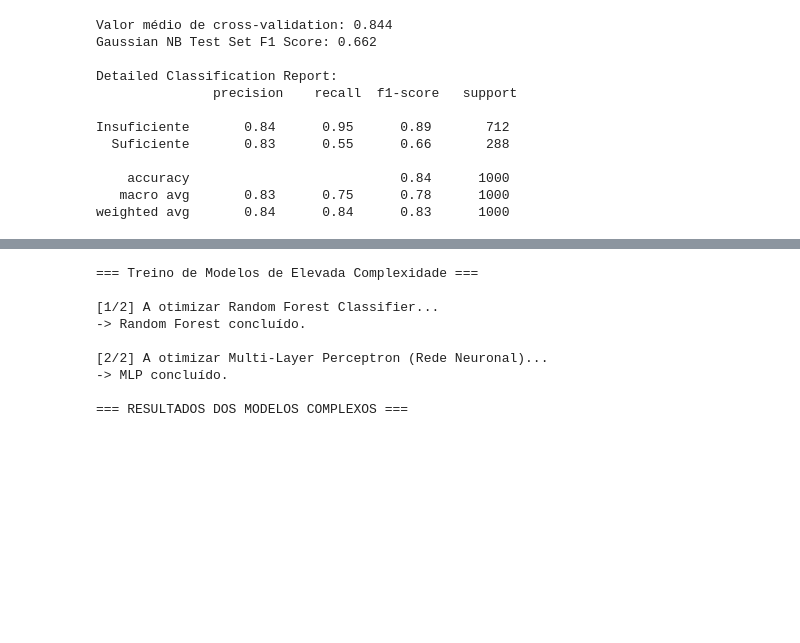
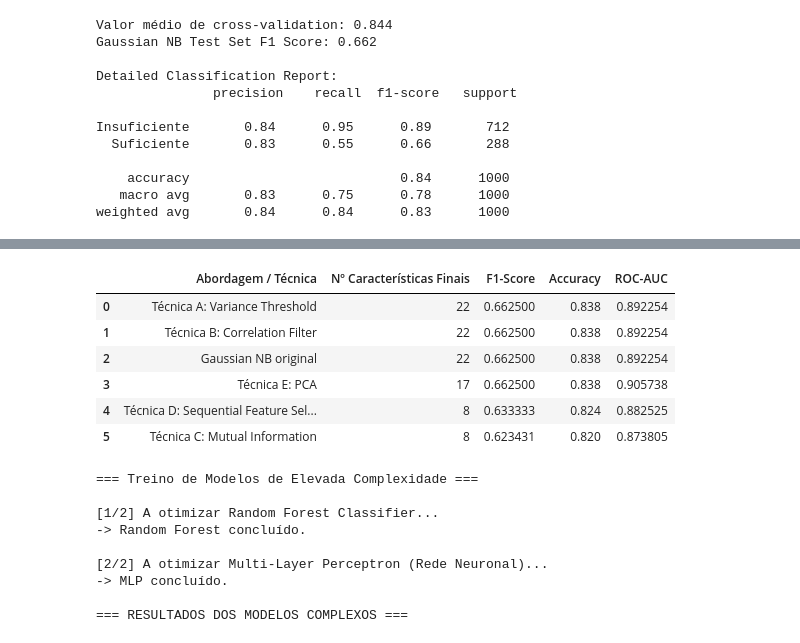
Before and after one commit to OJsan-ForReal/FAA-G22, a Jupyter notebook: projeto_G22_Classificacao.ipynb, the cells around one changed output, grey strips where cells are left out. Cells and saved outputs as stored; diff of their text form; code cells hidden in the pictures; blank space fills up the shorter version.

```diff
--- a/projeto_G22_Classificacao.ipynb
+++ b/projeto_G22_Classificacao.ipynb
@@ -907,3 +954,93 @@ Insuficiente       0.84      0.95      0.89       712
     accuracy                           0.84      1000
    macro avg       0.83      0.75      0.78      1000
 weighted avg       0.84      0.84      0.83      1000
+# %%
+from sklearn.naive_bayes import GaussianNB
+
+# 存储 GNB 结果
+resultados_gnb = []
+
+# 1. 技术 A
+gnb = GaussianNB()
+gnb.fit(X_learning_var_scaled, y_learning)
+y_pred = gnb.predict(X_test_var_scaled)
+y_prob = gnb.predict_proba(X_test_var_scaled)[:, 1]
+resultados_gnb.append({
+    "Abordagem / Técnica": "Técnica A: Variance Threshold",
+    "Nº Características Finais": X_learning_var_scaled.shape[1],
+    "F1-Score": f1_score(y_test, y_pred),
+    "Accuracy": accuracy_score(y_test, y_pred),
+    "ROC-AUC": roc_auc_score(y_test, y_prob)
+})
+
+# 2. 技术 B
+gnb = GaussianNB()
+gnb.fit(X_learning_corr_scaled, y_learning)
+y_pred = gnb.predict(X_test_corr_scaled)
+y_prob = gnb.predict_proba(X_test_corr_scaled)[:, 1]
+resultados_gnb.append({
+    "Abordagem / Técnica": "Técnica B: Correlation Filter",
+    "Nº Características Finais": X_learning_corr_scaled.shape[1],
+    "F1-Score": f1_score(y_test, y_pred),
+    "Accuracy": accuracy_score(y_test, y_pred),
+    "ROC-AUC": roc_auc_score(y_test, y_prob)
+})
+
+# 3. 技术 C
+gnb = GaussianNB()
+gnb.fit(X_learning_mi_scaled, y_learning)
+y_pred = gnb.predict(X_test_mi_scaled)
+y_prob = gnb.predict_proba(X_test_mi_scaled)[:, 1]
+resultados_gnb.append({
+    "Abordagem / Técnica": "Técnica C: Mutual Information",
+    "Nº Características Finais": X_learning_mi_scaled.shape[1],
+    "F1-Score": f1_score(y_test, y_pred),
+    "Accuracy": accuracy_score(y_test, y_pred),
+    "ROC-AUC": roc_auc_score(y_test, y_prob)
+})
+
+# 4. 技术 D
+gnb = GaussianNB()
+gnb.fit(X_learning_sfs_scaled, y_learning)
+y_pred = gnb.predict(X_test_sfs_scaled)
+y_prob = gnb.predict_proba(X_test_sfs_scaled)[:, 1]
+resultados_gnb.append({
+    "Abordagem / Técnica": "Técnica D: Sequential Feature Selection",
+    "Nº Características Finais": X_learning_sfs_scaled.shape[1],
+    "F1-Score": f1_score(y_test, y_pred),
+    "Accuracy": accuracy_score(y_test, y_pred),
+    "ROC-AUC": roc_auc_score(y_test, y_prob)
+})
+
+# 5. 技术 E (PCA)
+gnb = GaussianNB()
+gnb.fit(X_learning_pca_scaled, y_learning)   # 注意你 KNN 代码里 PCA 后变量名可能是 X_learning_pca_scaled
+y_pred = gnb.predict(X_test_pca_scaled)
+y_prob = gnb.predict_proba(X_test_pca_scaled)[:, 1]
+resultados_gnb.append({
+    "Abordagem / Técnica": "Técnica E: PCA",
+    "Nº Características Finais": X_learning_pca_scaled.shape[1],
+    "F1-Score": f1_score(y_test, y_pred),
+    "Accuracy": accuracy_score(y_test, y_pred),
+    "ROC-AUC": roc_auc_score(y_test, y_prob)
+})
+
+# 6. 原始 GNB (无筛选)
+gnb = GaussianNB()
+gnb.fit(X_learning_scaled, y_learning)   # 你 KNN 原始 baseline 用的 scaled 数据
+y_pred = gnb.predict(X_test_scaled)
+y_prob = gnb.predict_proba(X_test_scaled)[:, 1]
+resultados_gnb.append({
+    "Abordagem / Técnica": "Gaussian NB original",
+    "Nº Características Finais": X_learning_scaled.shape[1],
+    "F1-Score": f1_score(y_test, y_pred),
+    "Accuracy": accuracy_score(y_test, y_pred),
+    "ROC-AUC": roc_auc_score(y_test, y_prob)
+})
+
+# 打印最终表格
+print("\n=== COMPARAÇÃO FINAL DAS TÉCNICAS DO GAUSSIAN NAIVE BAYES ===")
+# 按照 F1-Score 降序排列
+df_gnb = pd.DataFrame(resultados_gnb).sort_values(by="F1-Score", ascending=False).reset_index(drop=True)
+display(df_gnb)
+# %% [output]
@@ -910,3 +1048,10 @@ weighted avg       0.84      0.84      0.83      1000
+|  | Abordagem / Técnica | Nº Características Finais | F1-Score | Accuracy | ROC-AUC |
+| 0 | Técnica A: Variance Threshold | 22 | 0.662500 | 0.838 | 0.892254 |
+| 1 | Técnica B: Correlation Filter | 22 | 0.662500 | 0.838 | 0.892254 |
+| 2 | Gaussian NB original | 22 | 0.662500 | 0.838 | 0.892254 |
+| 3 | Técnica E: PCA | 17 | 0.662500 | 0.838 | 0.905738 |
+| 4 | Técnica D: Sequential Feature Sel... | 8 | 0.633333 | 0.824 | 0.882525 |
+| 5 | Técnica C: Mutual Information | 8 | 0.623431 | 0.820 | 0.873805 |
 # %%
 import pandas as pd
 from sklearn.ensemble import RandomForestClassifier
```
Also changed, not shown: parts of 25 cells of this notebook.
